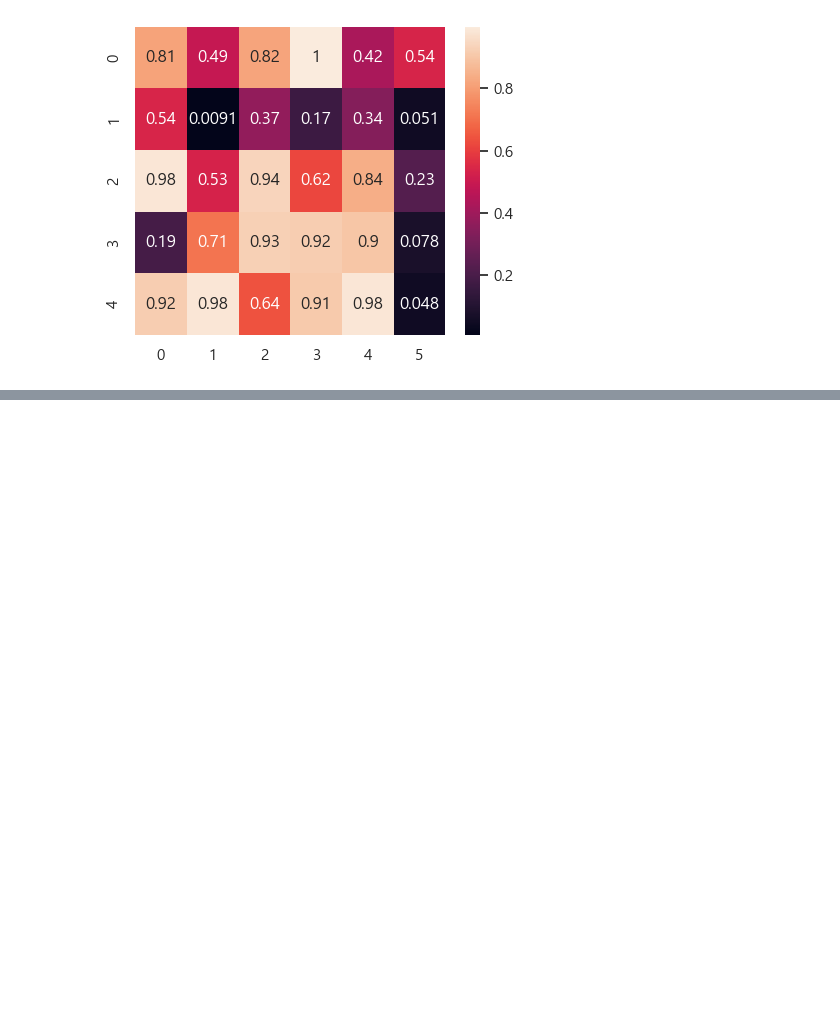
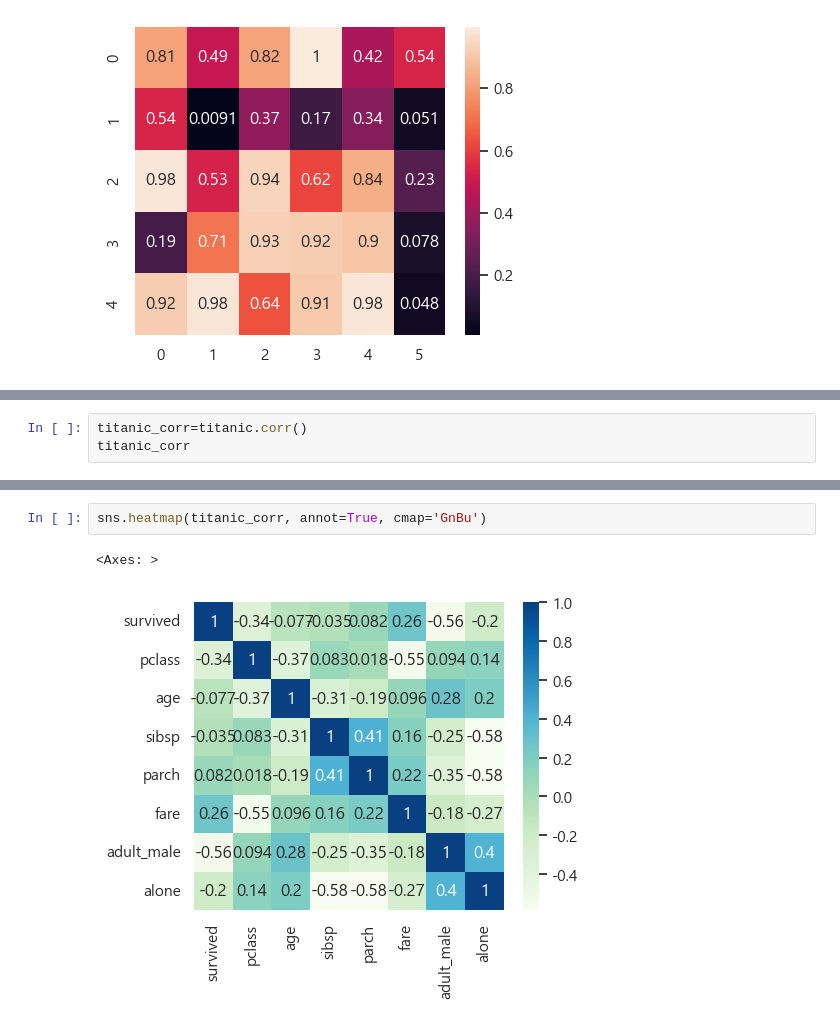
Before and after one commit to initbtn/BIGDATA_VISUALATION, a Jupyter notebook: seaborn_test1.ipynb, the cells around one changed output, grey strips where cells are left out. Drawn from its saved outputs; the diff is of its cells as text; blank space fills up the shorter version.

```diff
--- a/seaborn_test1.ipynb
+++ b/seaborn_test1.ipynb
@@ -330,0 +362,3 @@ sns.heatmap(data,annot=True)
+# %%
+titanic_corr=titanic.corr()
+titanic_corr
@@ -330,0 +375,5 @@ sns.heatmap(data,annot=True)
+# %%
+sns.heatmap(titanic_corr, annot=True, cmap='GnBu')
+# %% [output]
+<Axes: >
+[figure, added]
```
Also changed, not shown: parts of 4 cells of this notebook, 10 other files.
